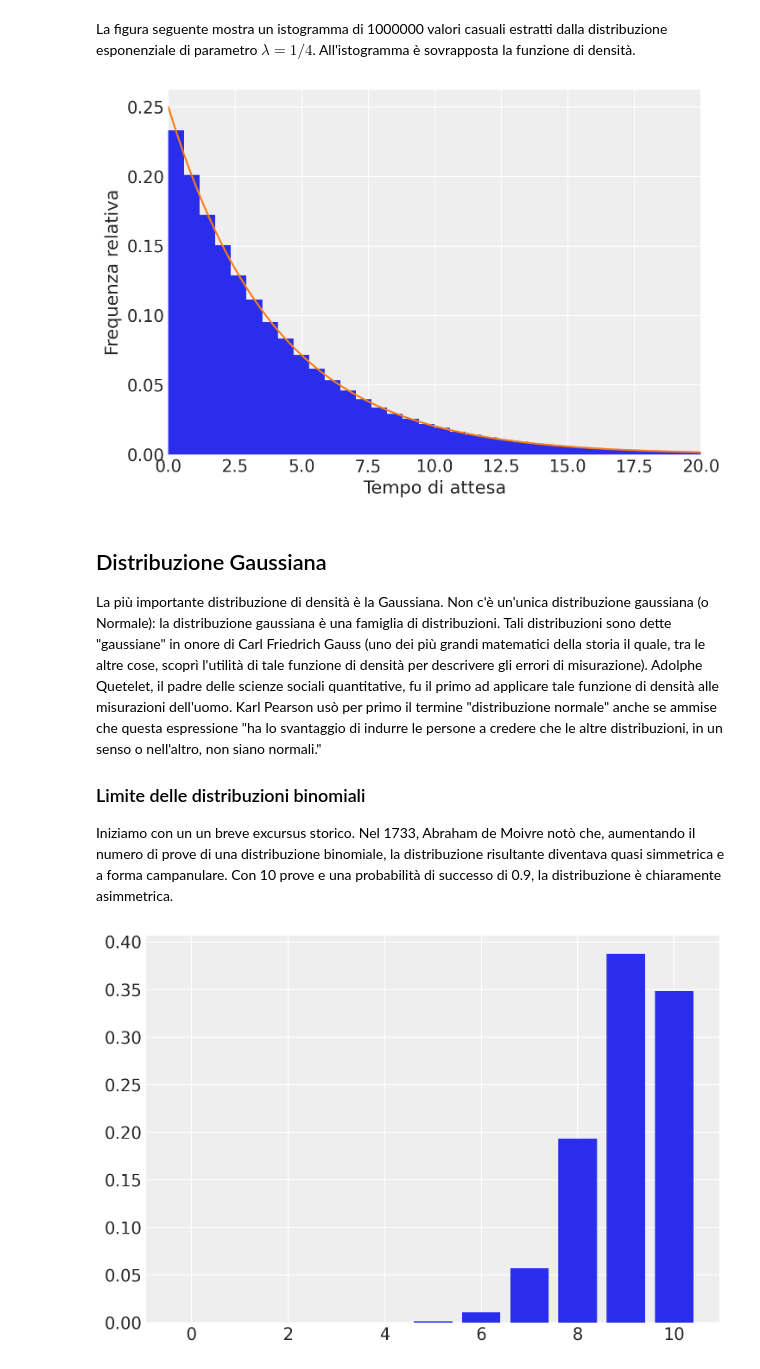
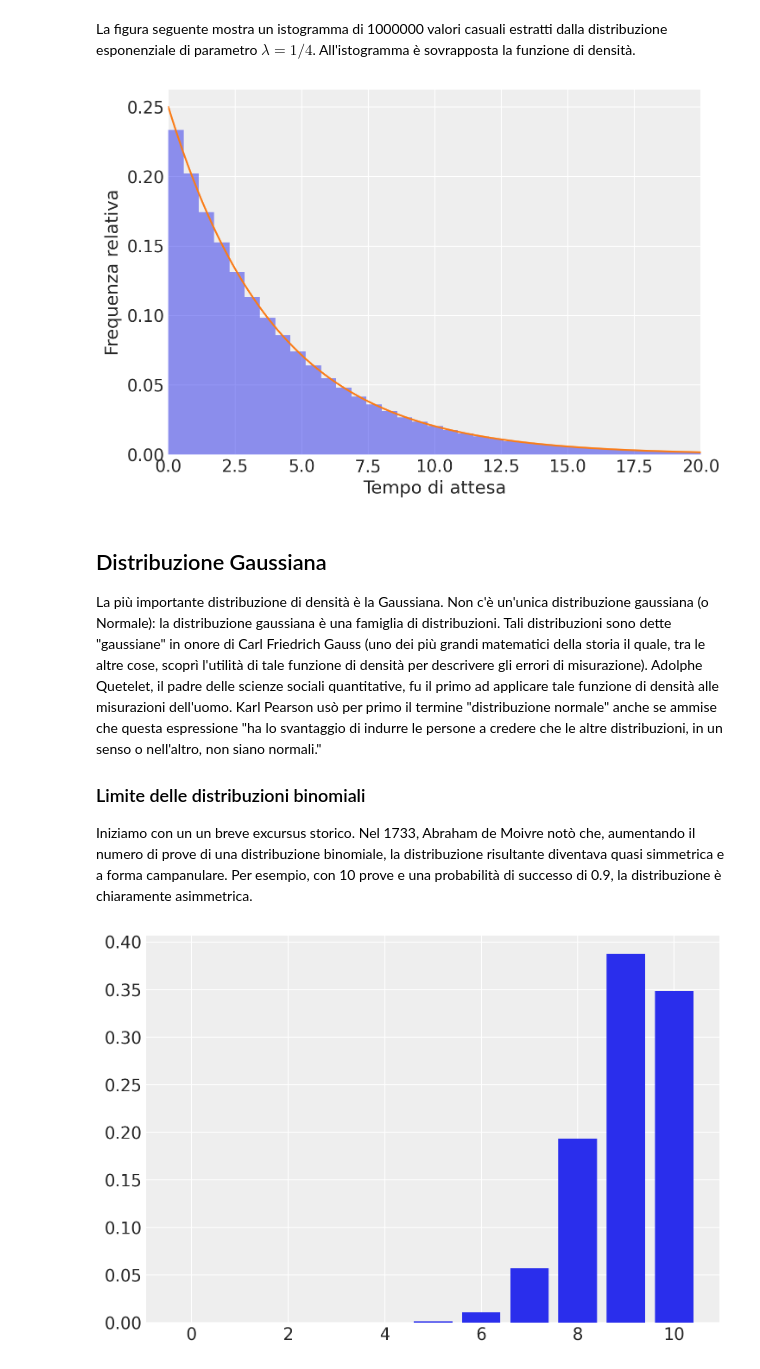
Before and after one commit to ccaudek/ds4p, a Jupyter notebook: _build/jupyter_execute/chapter_3/08_cont_rv_distr.ipynb, the cells around one changed output. Cells and saved outputs as stored; diff of their text form; code cells hidden in the pictures.

```diff
--- a/_build/jupyter_execute/chapter_3/08_cont_rv_distr.ipynb
+++ b/_build/jupyter_execute/chapter_3/08_cont_rv_distr.ipynb
@@ -260,25 +270,25 @@ Se la media del tempo di attesa nel Corso di Laurea fosse di 4 giorni, allora ci
 # %% [markdown]
 La figura seguente mostra un istogramma di 1000000 valori casuali estratti dalla distribuzione esponenziale di parametro $\lambda = 1/4$. All'istogramma è sovrapposta la funzione di densità.
 # %%
-sexpon = stats.expon(loc=0, scale=stdev)
+rexpon = stats.expon(loc=0, scale=stdev)
 n = 1000000
-samps = sexpon.rvs(size=n)
+samps = rexpon.rvs(size=n)
 
 plt.figure()
-count, bins, ignored = plt.hist(samps, bins=100, density=True)
+count, bins, ignored = plt.hist(samps, bins=100, density=True, alpha=0.5)
 plt.plot(x, fx)
 plt.xlim([0, 20])
 plt.ylabel("Frequenza relativa")
 plt.xlabel("Tempo di attesa");
 # %% [output]
-[figure, old version]
+[figure, new version]
 # %% [markdown]
 ## Distribuzione Gaussiana
 La più importante distribuzione di densità è la Gaussiana. Non c'è un'unica distribuzione gaussiana (o Normale): la distribuzione gaussiana è una famiglia di distribuzioni. Tali distribuzioni sono dette "gaussiane" in onore di Carl Friedrich Gauss (uno dei più grandi matematici della storia il quale, tra le altre cose, scoprì l'utilità di tale funzione di densità per descrivere gli errori di misurazione). Adolphe Quetelet, il padre delle scienze sociali quantitative, fu il primo ad applicare tale funzione di densità alle misurazioni dell'uomo. Karl Pearson usò per primo il termine "distribuzione normale" anche se ammise che questa espressione "ha lo svantaggio di indurre le persone a credere che le altre distribuzioni, in un senso o nell'altro, non siano normali."
 
 ### Limite delle distribuzioni binomiali
 
-Iniziamo con un un breve excursus storico. Nel 1733, Abraham de Moivre notò che, aumentando il numero di prove di una distribuzione binomiale, la distribuzione risultante diventava quasi simmetrica e a forma campanulare. Con 10 prove e una probabilità di successo di 0.9, la distribuzione è chiaramente asimmetrica.
+Iniziamo con un un breve excursus storico. Nel 1733, Abraham de Moivre notò che, aumentando il numero di prove di una distribuzione binomiale, la distribuzione risultante diventava quasi simmetrica e a forma campanulare. Per esempio, con 10 prove e una probabilità di successo di 0.9, la distribuzione è chiaramente asimmetrica.
 # %%
 n = 10
 p = 0.9
```
Also changed, not shown: parts of 32 cells of this notebook, 21 other files.
